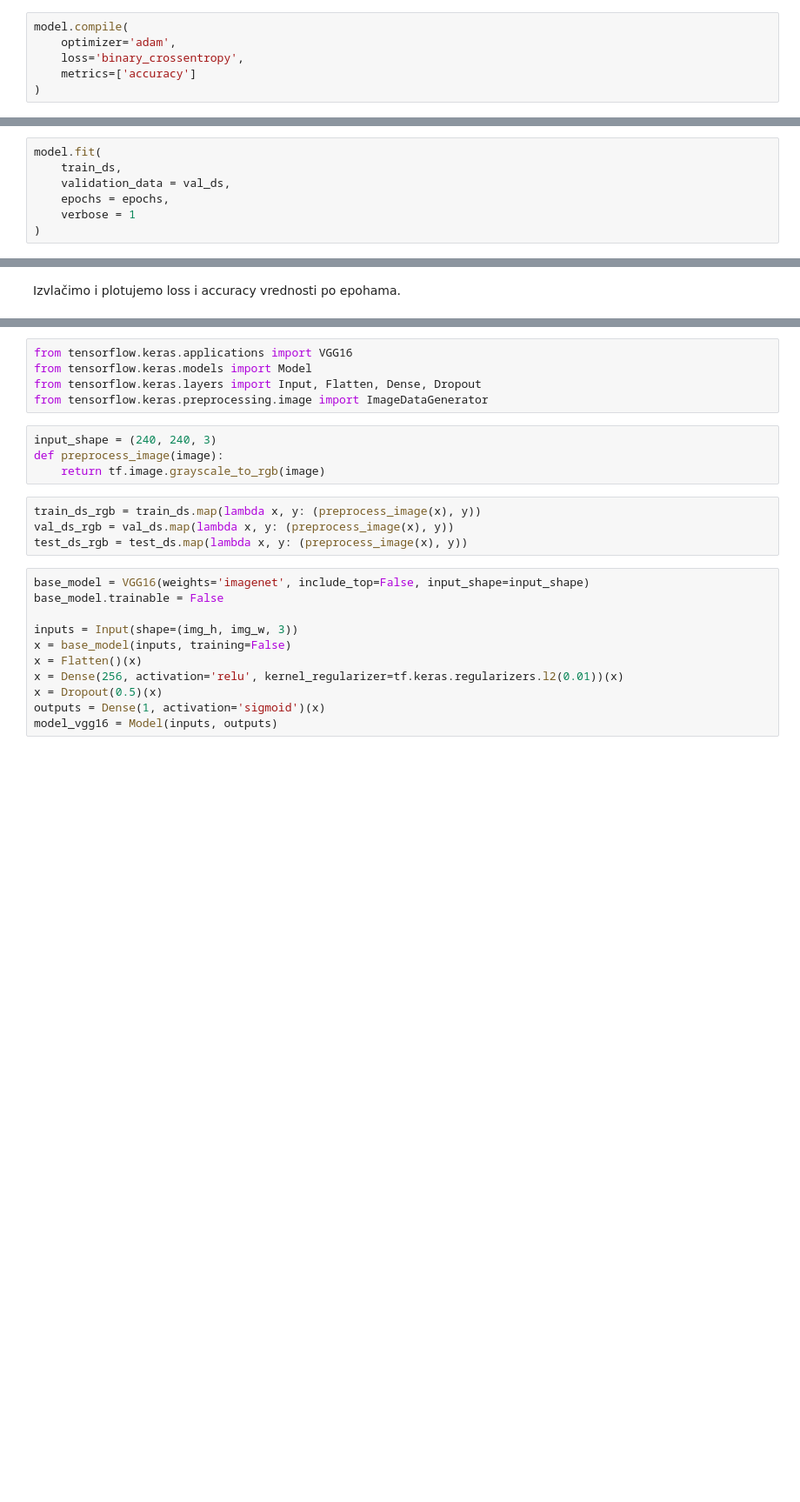
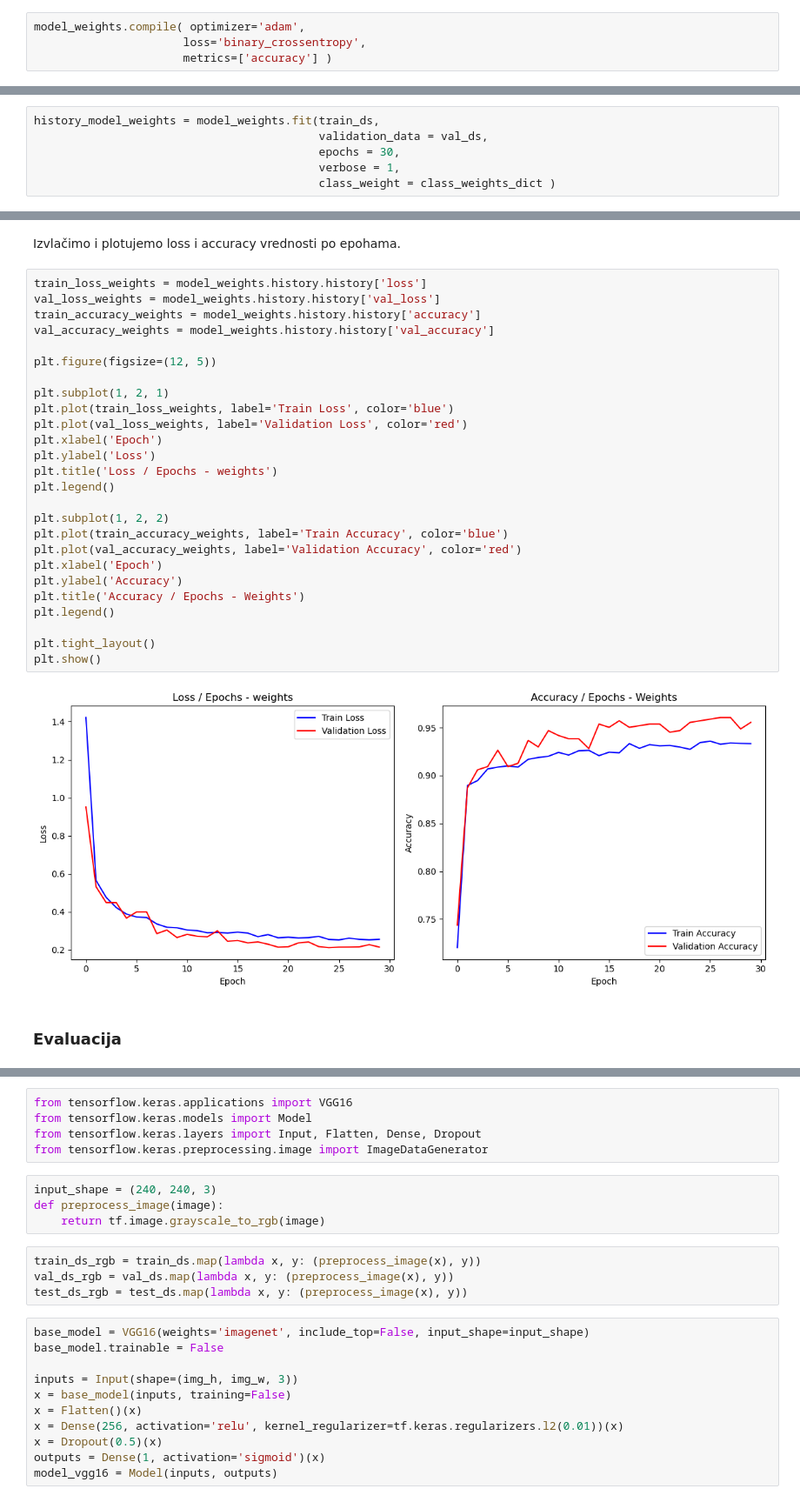
Before and after one commit to najeden/chest_xray_dl_classifier, a Jupyter notebook: projekat.ipynb, the cells around one changed output, grey strips where cells are left out. Shown at 87% size. Drawn from its saved outputs; the diff is of its cells as text; blank space fills up the shorter version.

```diff
--- a/projekat.ipynb
+++ b/projekat.ipynb
@@ -244,8 +268,6 @@ model = tf.keras.Sequential([
 # %% [markdown]
 Zatim model kompajliramo sa Adam optimajzerom, binarnom krosentropijom za funkciju gubitka i accuracy za metriku i fitujemo model.
 # %%
-model.compile(
-    optimizer='adam',
-    loss='binary_crossentropy',
-    metrics=['accuracy']
-)
+model_weights.compile( optimizer='adam',
+                      loss='binary_crossentropy',
+                      metrics=['accuracy'] )
@@ -256,8 +276,7 @@ epochs = 20
 # %%
-model.fit(
-    train_ds,
-    validation_data = val_ds,
-    epochs = epochs,
-    verbose = 1
-)
+history_model_weights = model_weights.fit(train_ds,
+                                          validation_data = val_ds,
+                                          epochs = 30,
+                                          verbose = 1,
+                                          class_weight = class_weights_dict )
 # %% [output]
@@ -284,2 +302,32 @@ Epoch 20/20
 # %% [markdown]
 Izvlačimo i plotujemo loss i accuracy vrednosti po epohama.
+# %%
+train_loss_weights = model_weights.history.history['loss']
+val_loss_weights = model_weights.history.history['val_loss']
+train_accuracy_weights = model_weights.history.history['accuracy']
+val_accuracy_weights = model_weights.history.history['val_accuracy']
+
+plt.figure(figsize=(12, 5))
+
+plt.subplot(1, 2, 1)
+plt.plot(train_loss_weights, label='Train Loss', color='blue')
+plt.plot(val_loss_weights, label='Validation Loss', color='red')
+plt.xlabel('Epoch')
+plt.ylabel('Loss')
+plt.title('Loss / Epochs - weights')
+plt.legend()
+
+plt.subplot(1, 2, 2)
+plt.plot(train_accuracy_weights, label='Train Accuracy', color='blue')
+plt.plot(val_accuracy_weights, label='Validation Accuracy', color='red')
+plt.xlabel('Epoch')
+plt.ylabel('Accuracy')
+plt.title('Accuracy / Epochs - Weights')
+plt.legend()
+
+plt.tight_layout()
+plt.show()
+# %% [output]
+[figure, added]
+# %% [markdown]
+### Evaluacija
```
Also changed, not shown: parts of 78 cells of this notebook.
